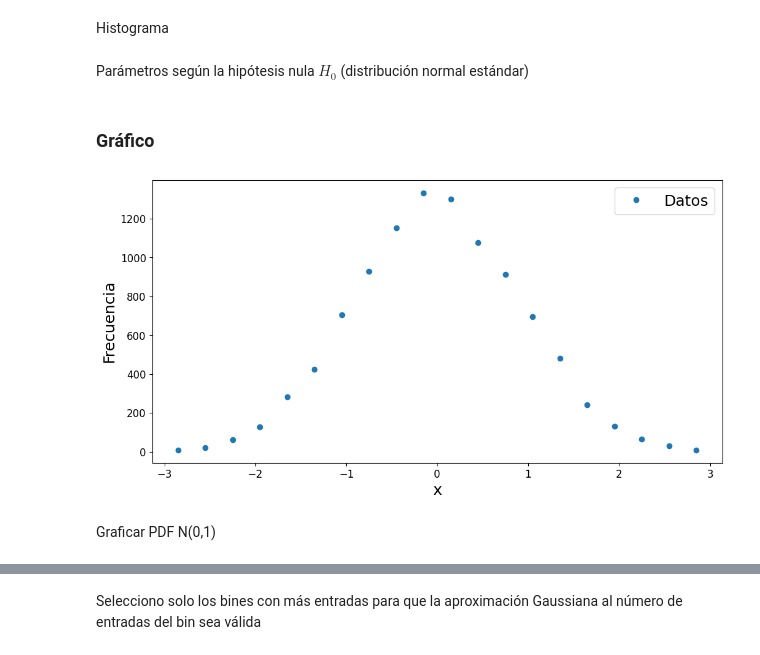
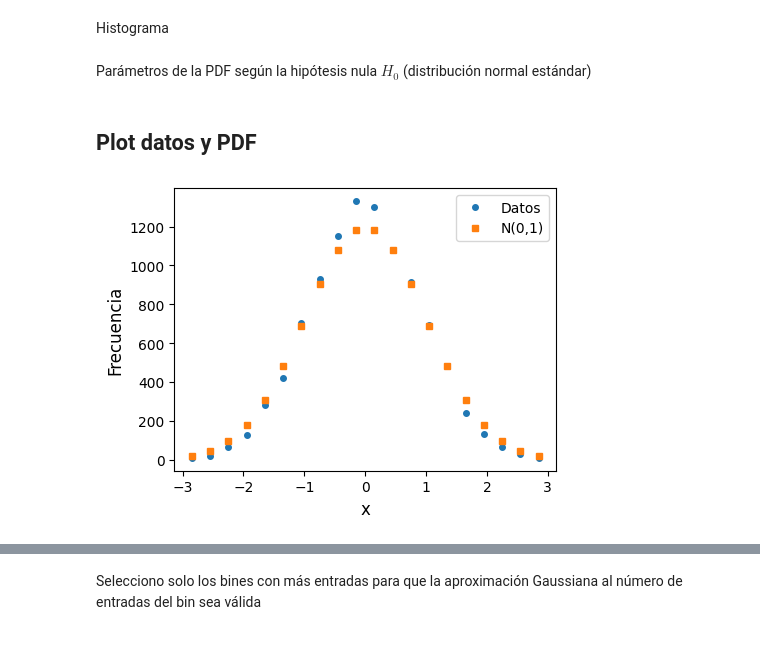
Before and after one commit to ravignad/analisis-estadistico-de-datos, a Jupyter notebook: 6_test_de_hipotesis/test_chi2.ipynb, the cells around one changed output, grey strips where cells are left out. Saved outputs shown, nothing was run; the diff lists cells and outputs as text; code cells hidden in the pictures.

Commit message:
Update chi-square test example

```diff
--- a/6_test_de_hipotesis/test_chi2.ipynb
+++ b/6_test_de_hipotesis/test_chi2.ipynb
@@ -53,22 +16,25 @@ Histograma
 histo, borde_bin = np.histogram(datos, bins=20, range=[-3, 3])
 centro_bin = ( borde_bin[0:-1] + borde_bin[1:] ) / 2
 # %% [markdown]
-Parámetros según la hipótesis nula $H_0$ (distribución normal estándar)
+Parámetros de la PDF según la hipótesis nula $H_0$ (distribución normal estándar)
 # %%
 mu = 0
 sigma = 1
-# %% [markdown]
-### Gráfico
+# %% [markdown]
+## Plot datos y PDF
+# %%
+ndatos = len(datos)
+ancho_bin = borde_bin[1] - borde_bin[0]
+mu = scipy.stats.norm.pdf(centro_bin, loc=mu, scale=sigma)  * ndatos * ancho_bin
 # %%
-fsize, lsize = 18, 12 # tamaño de fuentes
-fig1, ax1 = plt.subplots(figsize=(12,6))
-ax1.set_xlabel('x', fontsize=fsize)
-ax1.set_ylabel('Frecuencia', fontsize=fsize)
-ax1.plot(centro_bin, histo, 'o', label='Datos')
-ax1.legend(fontsize=fsize)
-ax1.tick_params(axis='both', which='major', labelsize=lsize)
+fig1, ax1 = plt.subplots()
+ax1.set_xlabel("x")
+ax1.set_ylabel("Frecuencia")
+ax1.plot(centro_bin, histo, 'o', label="Datos")
+ax1.plot(centro_bin, mu, 's', label="N(0,1)")
+ax1.legend()
+plt.tight_layout()
+plt.savefig("test_chi2.svg")
 plt.show()
 # %% [output]
-[figure, old version]
+[figure, new version]
-# %% [markdown]
-Graficar PDF N(0,1)
```
Also changed, not shown: parts of 24 cells of this notebook, 2 other files.
